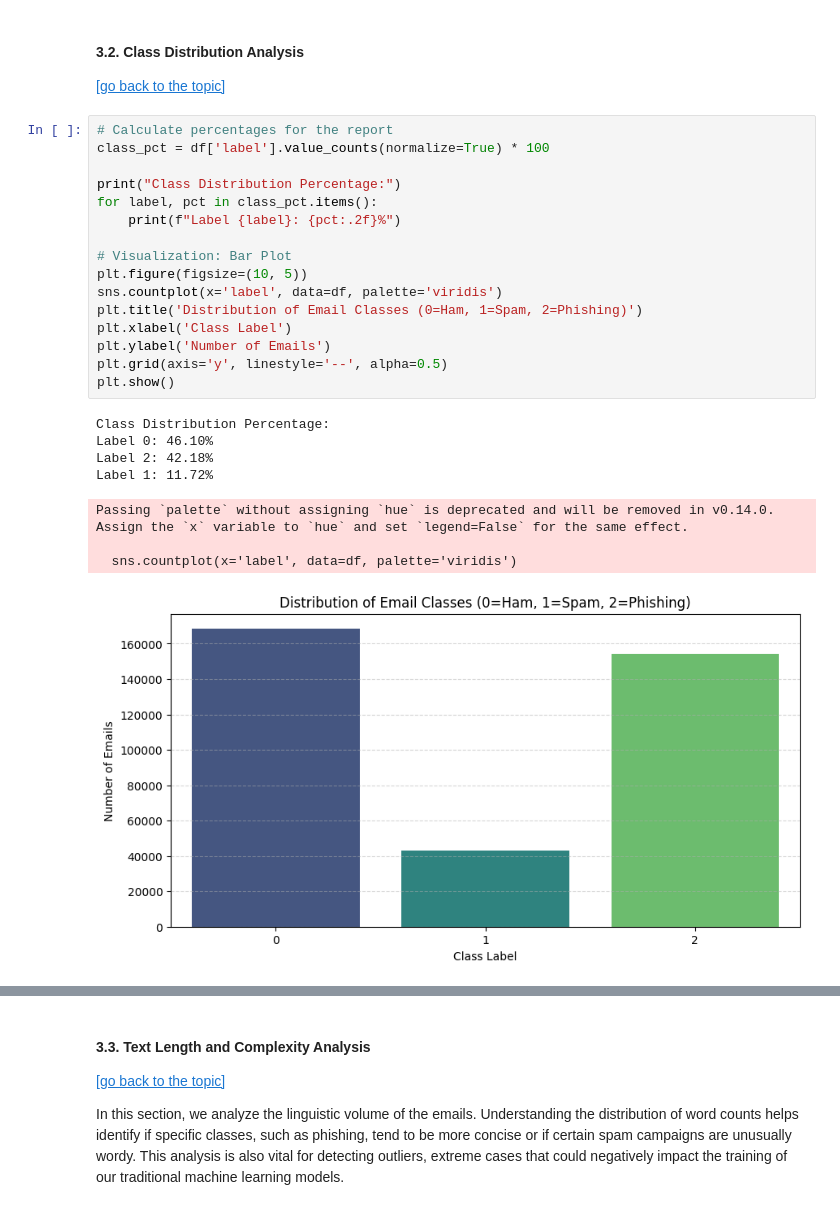
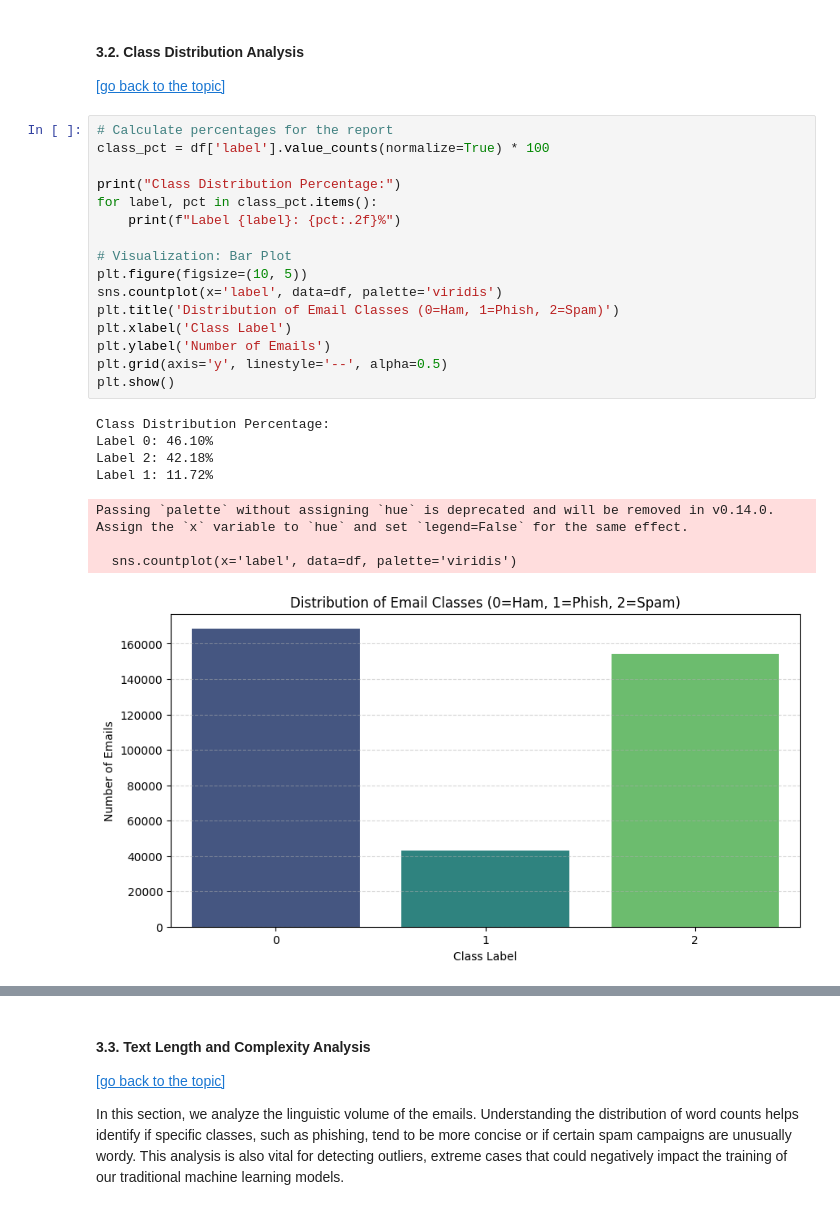
Before and after one commit to Alejandro-131004/Natural-Language-Processing, a Jupyter notebook: Project.ipynb, the cells around one changed output, grey strips where cells are left out. Drawn from its saved outputs; the diff is of its cells as text.

```diff
--- a/Project.ipynb
+++ b/Project.ipynb
@@ -344,28 +357,28 @@ This confirms that no data was lost, truncated, or misaligned during the loading
 # %%
 # Calculate percentages for the report
 class_pct = df['label'].value_counts(normalize=True) * 100
 
 print("Class Distribution Percentage:")
 for label, pct in class_pct.items():
     print(f"Label {label}: {pct:.2f}%")
 
 # Visualization: Bar Plot
 plt.figure(figsize=(10, 5))
 sns.countplot(x='label', data=df, palette='viridis')
-plt.title('Distribution of Email Classes (0=Ham, 1=Spam, 2=Phishing)')
+plt.title('Distribution of Email Classes (0=Ham, 1=Phish, 2=Spam)')
 plt.xlabel('Class Label')
 plt.ylabel('Number of Emails')
 plt.grid(axis='y', linestyle='--', alpha=0.5)
 plt.show()
 # %% [output]
 Class Distribution Percentage:
 Label 0: 46.10%
 Label 2: 42.18%
 Label 1: 11.72%
 Passing `palette` without assigning `hue` is deprecated and will be removed in v0.14.0. Assign the `x` variable to `hue` and set `legend=False` for the same effect.
 
   sns.countplot(x='label', data=df, palette='viridis')
-[figure, old version]
+[figure, new version]
 # %% [markdown]
                 W3GQThe visualization of the class distribution reveals the internal balance of our dataset across the three target categories.
 
```
Also changed, not shown: parts of 34 cells of this notebook, 1 other file.
